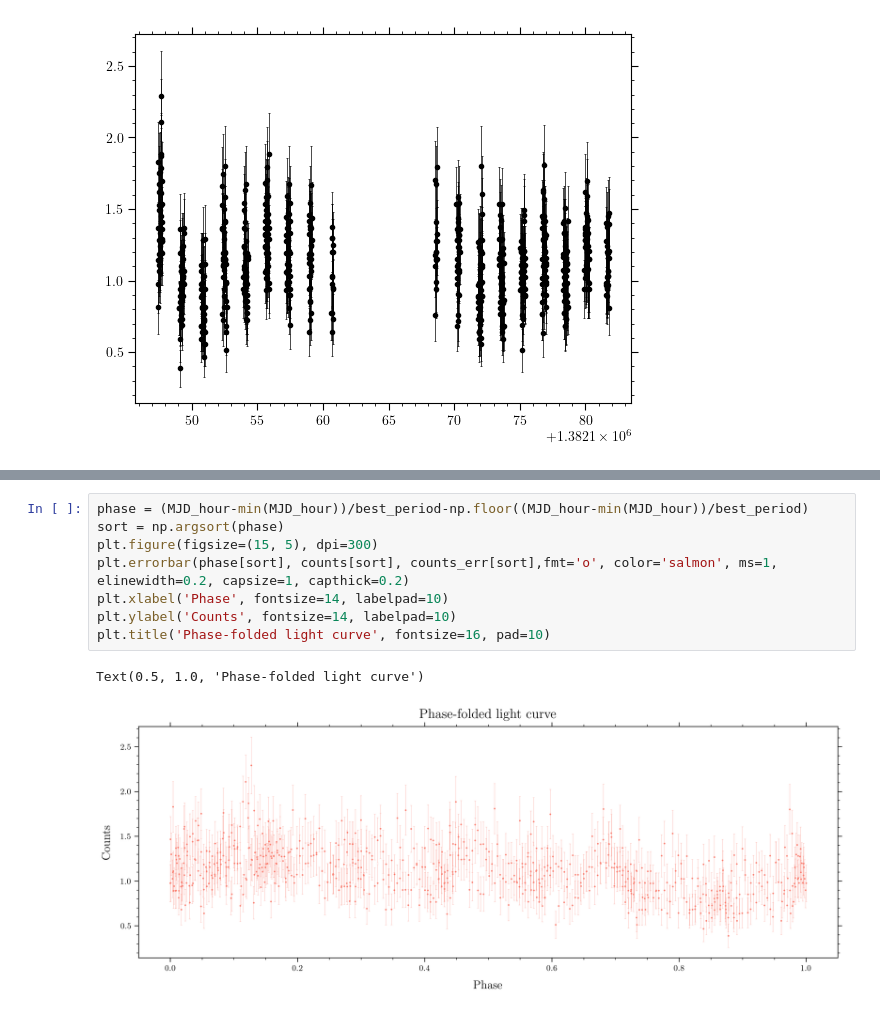
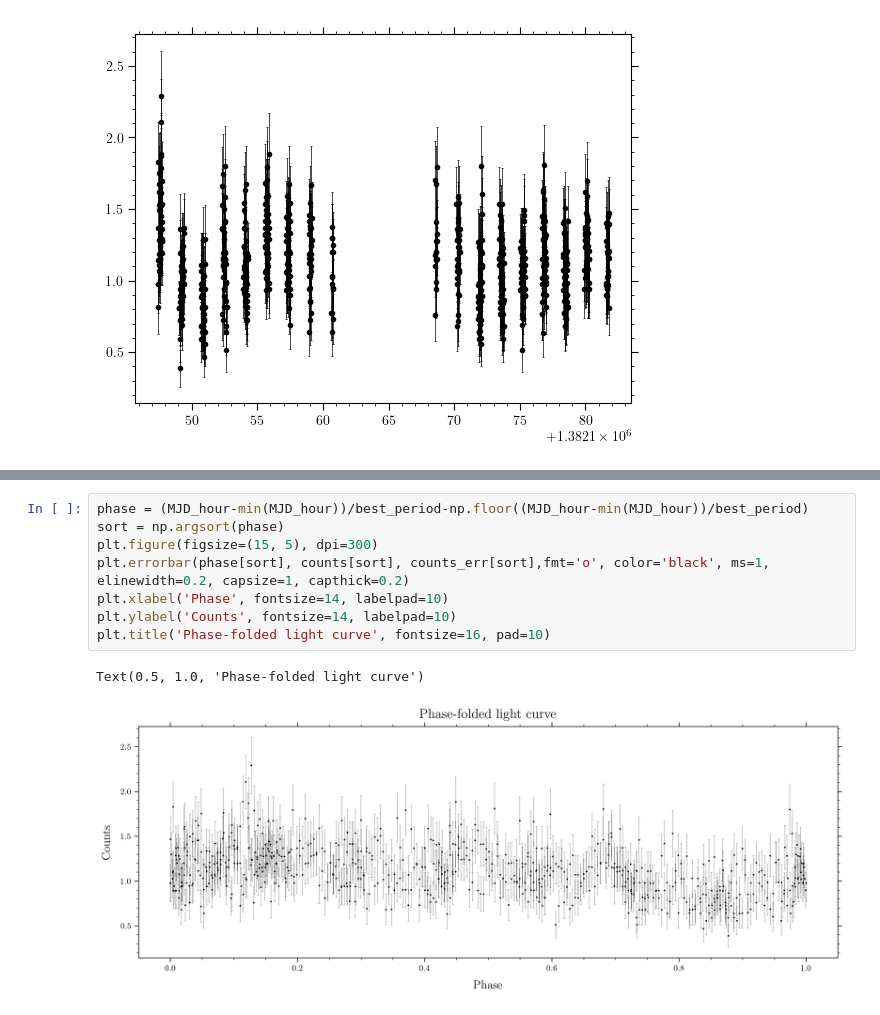
Before and after one commit to ravioli1369/uvit, a Jupyter notebook: lc.ipynb, the cells around one changed output, grey strips where cells are left out. Saved outputs shown, nothing was run; the diff lists cells and outputs as text.

```diff
--- a/lc.ipynb
+++ b/lc.ipynb
@@ -97,11 +98,11 @@ Best period: 1.8974131100569225 hours
 # %%
 phase = (MJD_hour-min(MJD_hour))/best_period-np.floor((MJD_hour-min(MJD_hour))/best_period)
 sort = np.argsort(phase)
 plt.figure(figsize=(15, 5), dpi=300)
-plt.errorbar(phase[sort], counts[sort], counts_err[sort],fmt='o', color='salmon', ms=1, elinewidth=0.2, capsize=1, capthick=0.2)
+plt.errorbar(phase[sort], counts[sort], counts_err[sort],fmt='o', color='black', ms=1, elinewidth=0.2, capsize=1, capthick=0.2)
 plt.xlabel('Phase', fontsize=14, labelpad=10)
 plt.ylabel('Counts', fontsize=14, labelpad=10)
 plt.title('Phase-folded light curve', fontsize=16, pad=10)
 # %% [output]
 Text(0.5, 1.0, 'Phase-folded light curve')
-[figure, old version]
+[figure, new version]
```
Also changed, not shown: parts of 8 cells of this notebook.
